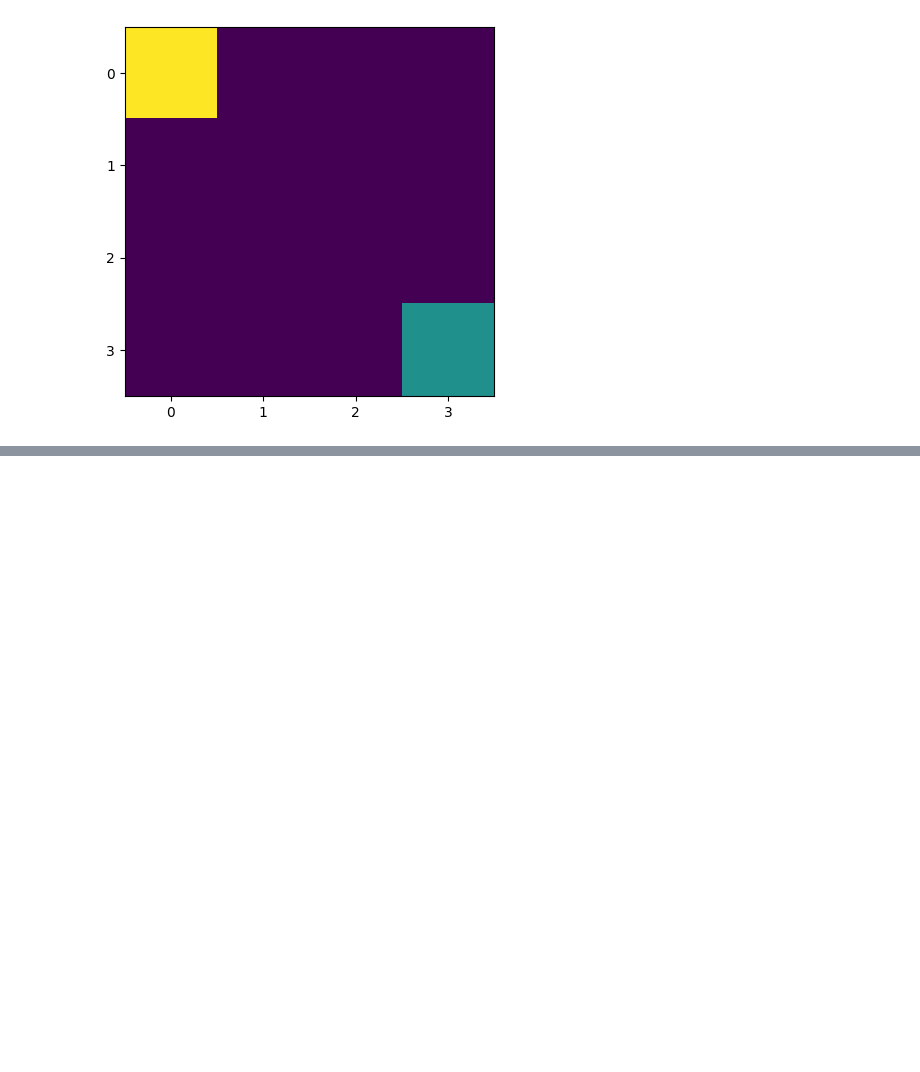
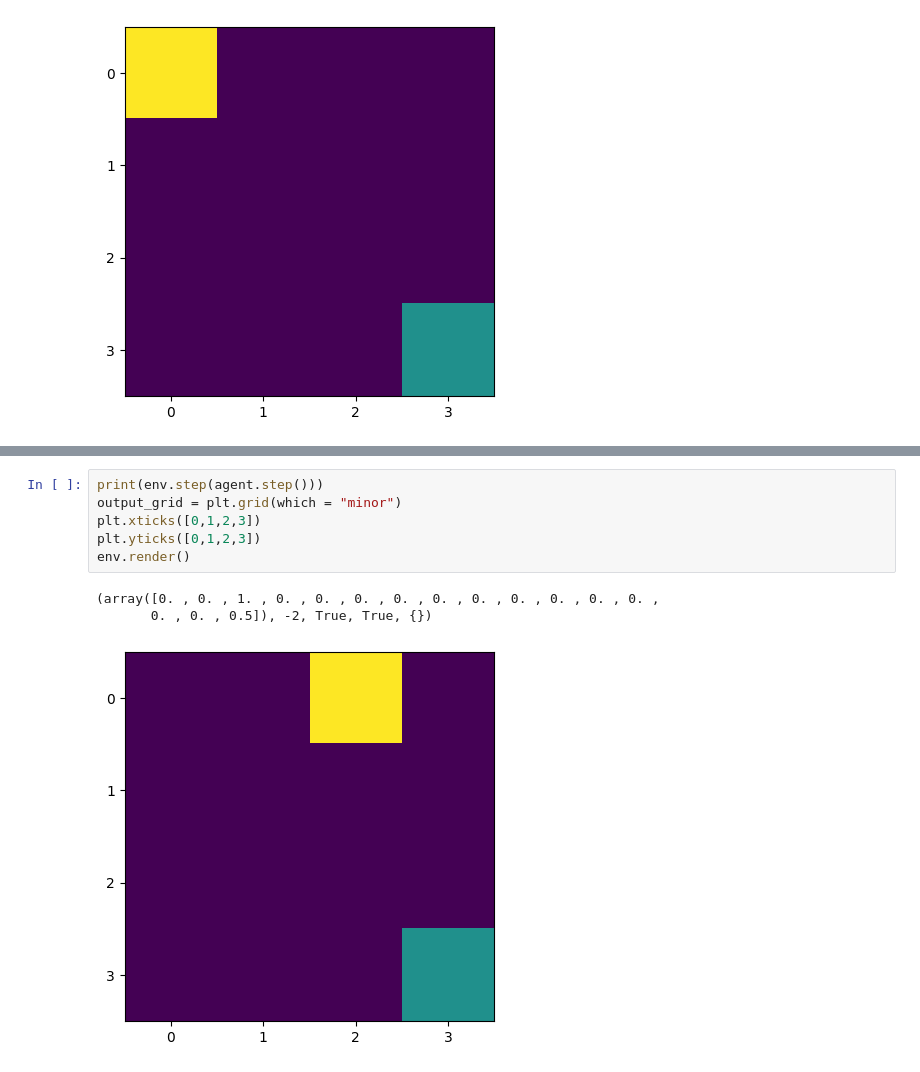
Before and after one commit to apolloin3D/574_HW3, a Jupyter notebook: mariadis_cicloss_assignment3.ipynb, the cells around one changed output, grey strips where cells are left out. Saved outputs shown, nothing was run; the diff lists cells and outputs as text; blank space fills up the shorter version.

```diff
--- a/mariadis_cicloss_assignment3.ipynb
+++ b/mariadis_cicloss_assignment3.ipynb
@@ -92,0 +130,10 @@ env.render()
+# %%
+print(env.step(agent.step()))
+output_grid = plt.grid(which = "minor")
+plt.xticks([0,1,2,3])
+plt.yticks([0,1,2,3])
+env.render()
+# %% [output]
+(array([0. , 0. , 1. , 0. , 0. , 0. , 0. , 0. , 0. , 0. , 0. , 0. , 0. ,
+       0. , 0. , 0.5]), -2, True, True, {})
+[figure, added]
```
Also changed, not shown: parts of 10 cells of this notebook.
